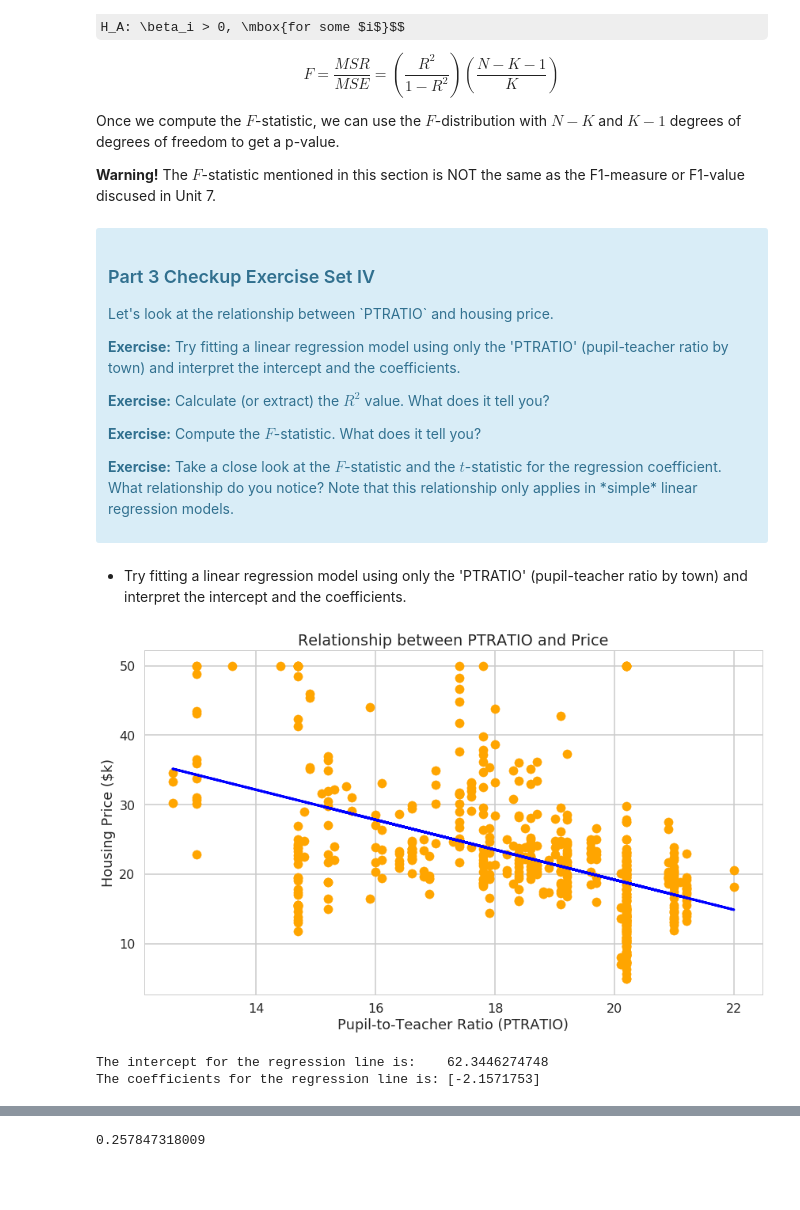
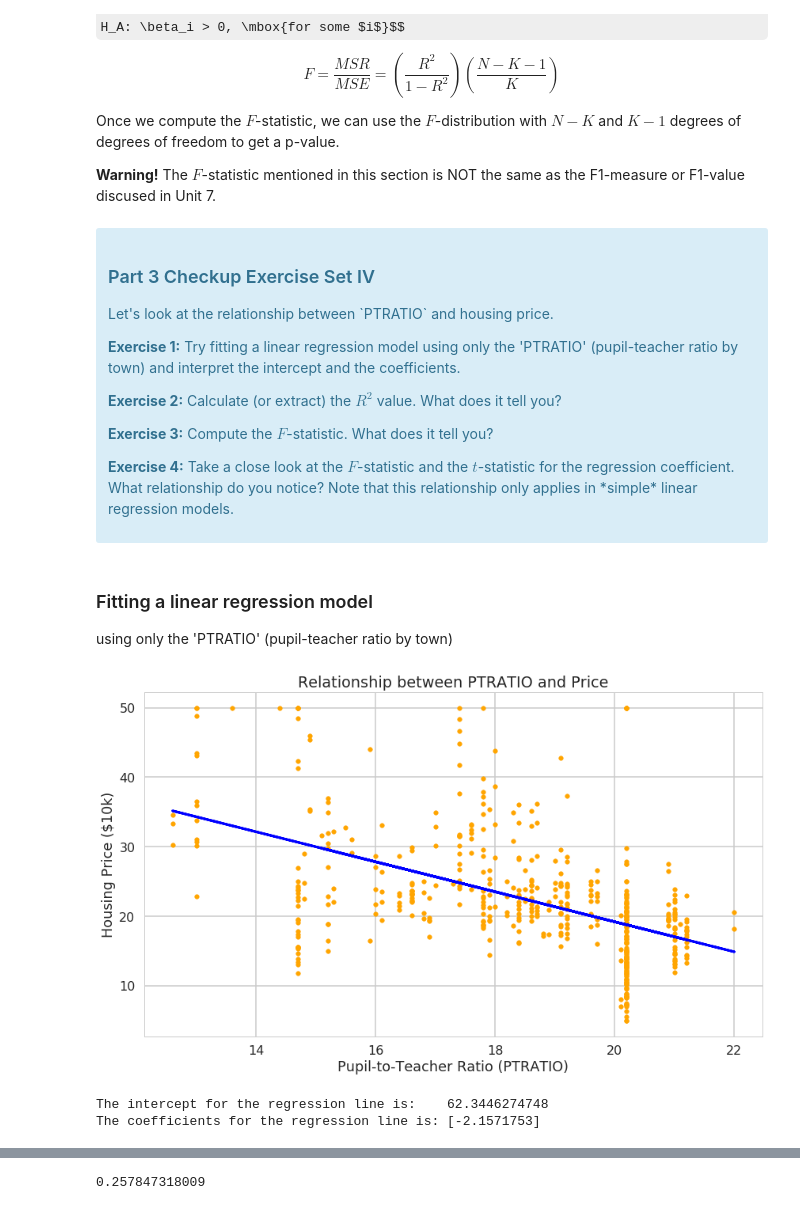
Before and after one commit to SethDKelly/Springboard, a Jupyter notebook: sec11/linear_regression/Mini_Project_Linear_Regression.ipynb, the cells around one changed output, grey strips where cells are left out. Saved outputs shown, nothing was run; the diff lists cells and outputs as text; code cells hidden in the pictures; some formulas as TeX source; blank space fills up the shorter version.

```diff
--- a/sec11/linear_regression/Mini_Project_Linear_Regression.ipynb
+++ b/sec11/linear_regression/Mini_Project_Linear_Regression.ipynb
@@ -824,34 +835,35 @@ Once we compute the $F$-statistic, we can use the $F$-distribution with $N-K$ an
 
 <p>Let's look at the relationship between `PTRATIO` and housing price.</p>
 
-<p><b>Exercise:</b> Try fitting a linear regression model using only the 'PTRATIO' (pupil-teacher ratio by town) and interpret the intercept and the coefficients.</p>
+<p><b>Exercise 1:</b> Try fitting a linear regression model using only the 'PTRATIO' (pupil-teacher ratio by town) and interpret the intercept and the coefficients.</p>
 
-<p><b>Exercise:</b> Calculate (or extract) the $R^2$ value. What does it tell you?</p>
+<p><b>Exercise 2:</b> Calculate (or extract) the $R^2$ value. What does it tell you?</p>
 
-<p><b>Exercise:</b> Compute the $F$-statistic. What does it tell you?</p>
+<p><b>Exercise 3:</b> Compute the $F$-statistic. What does it tell you?</p>
 
-<p><b>Exercise:</b> Take a close look at the $F$-statistic and the $t$-statistic for the regression coefficient. What relationship do you notice? Note that this relationship only applies in *simple* linear regression models.</p>
+<p><b>Exercise 4:</b> Take a close look at the $F$-statistic and the $t$-statistic for the regression coefficient. What relationship do you notice? Note that this relationship only applies in *simple* linear regression models.</p>
 </div>
 # %% [markdown]
-* Try fitting a linear regression model using only the 'PTRATIO' (pupil-teacher ratio by town) and interpret the intercept and the coefficients.
+### Fitting a linear regression model
+using only the 'PTRATIO' (pupil-teacher ratio by town)
 # %%
 ptratio = X[['PTRATIO']]
 lr_ptratio = LinearRegression()
 lr_ptratio.fit(ptratio, bos.PRICE)
 
 plt.figure(figsize=[14,8])
-plt.scatter(bos.PTRATIO, bos.PRICE, c='orange')
+plt.scatter(bos.PTRATIO, bos.PRICE, c='orange', marker='.')
 plt.xlabel("Pupil-to-Teacher Ratio (PTRATIO)")
-plt.ylabel("Housing Price ($k)")
+plt.ylabel("Housing Price ($10k)")
 plt.title("Relationship between PTRATIO and Price")
 
 plt.plot(bos.PTRATIO, lr_ptratio.predict(ptratio), color='blue', linewidth=3)
 plt.show()
 
 print('The intercept for the regression line is:    '+str(lr_ptratio.intercept_))
 print('The coefficients for the regression line is: '+str(lr_ptratio.coef_))
 # %% [output]
-[figure, old version]
+[figure, new version]
 The intercept for the regression line is:    62.3446274748
 The coefficients for the regression line is: [-2.1571753]
 # %% [markdown]
```
Also changed, not shown: parts of 40 cells of this notebook.
